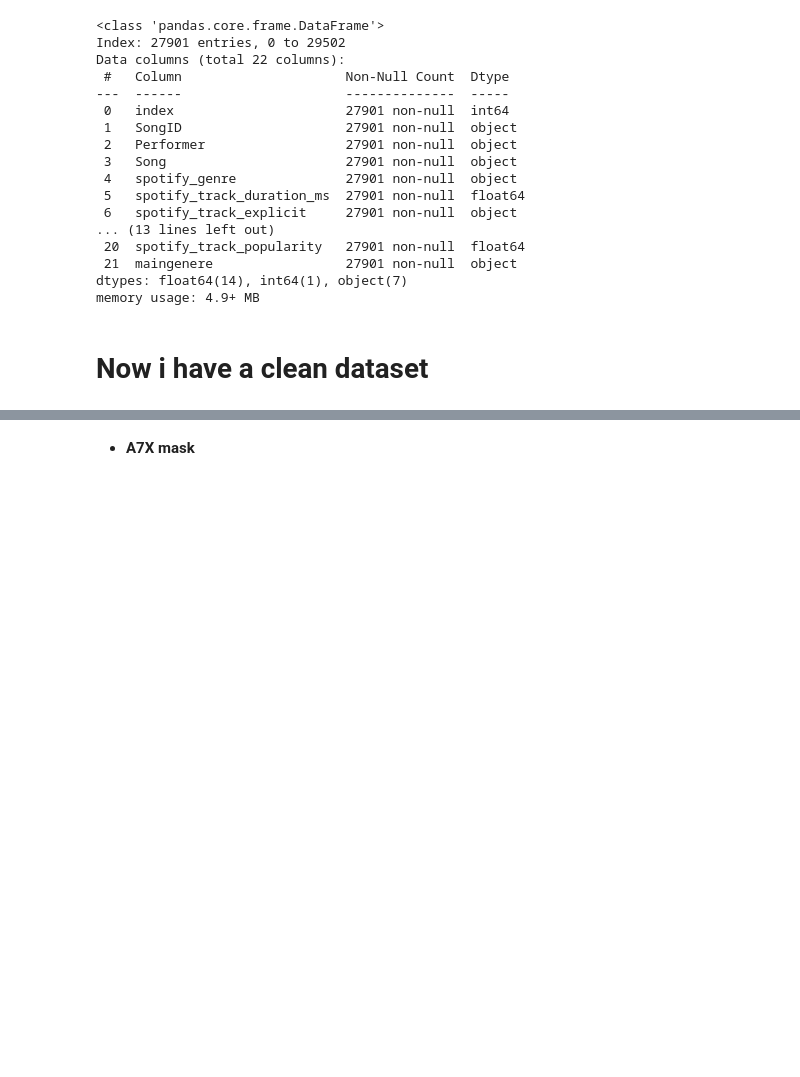
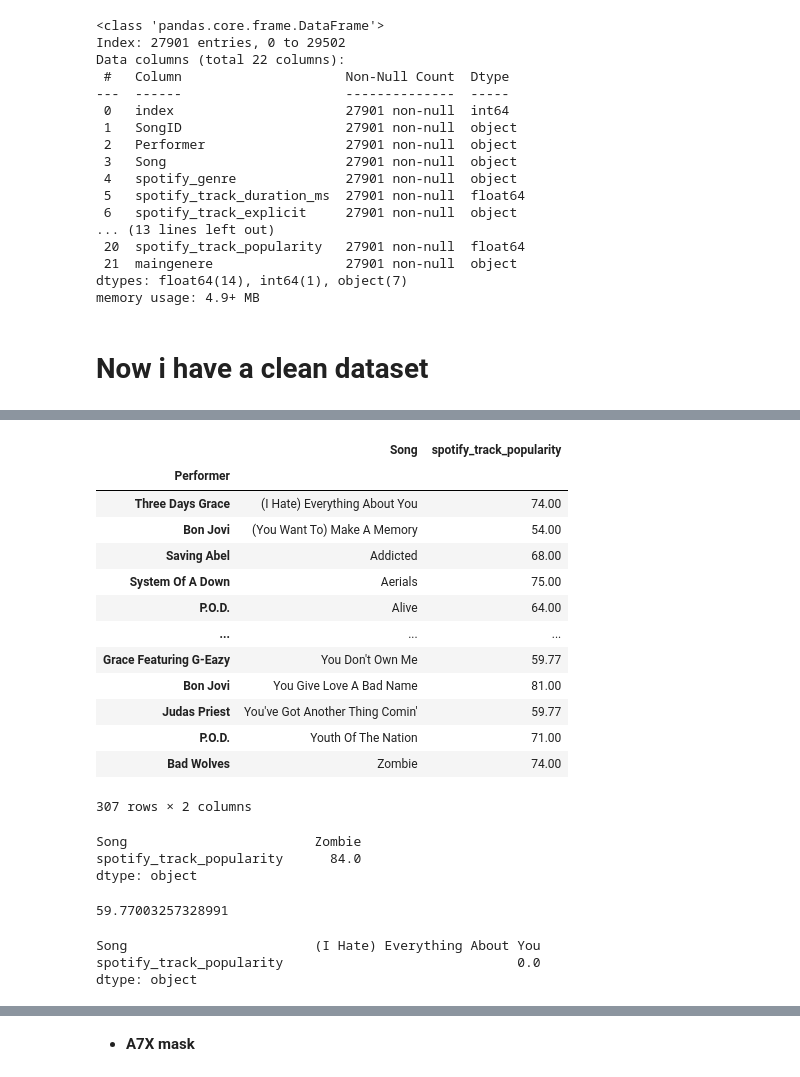
Before and after one commit to alelovo/Project_programming, a Jupyter notebook: project.ipynb, the cells around one changed output, grey strips where cells are left out. Cells and saved outputs as stored; diff of their text form; code cells hidden in the pictures; blank space fills up the shorter version.

```diff
--- a/project.ipynb
+++ b/project.ipynb
@@ -369,0 +390,7 @@ memory usage: 4.9+ MB
+# %%
+performer_metal_popularity_df= pd.DataFrame(columns=['Performer','Song','spotify_track_popularity'])
+performer_metal_popularity_df['Performer']=metal_df.Performer
+performer_metal_popularity_df['Song']=metal_df.Song
+performer_metal_popularity_df['spotify_track_popularity']=metal_df.spotify_track_popularity
+
+performer_metal_popularity_df.index=performer_metal_popularity_df.Performer
@@ -369,0 +399,33 @@ memory usage: 4.9+ MB
+# %%
+performer_metal_popularity_df
+# %% [output]
+|  | Song | spotify_track_popularity |
+| Performer |  |  |
+| Three Days Grace | (I Hate) Everything About You | 74.00 |
+| Bon Jovi | (You Want To) Make A Memory | 54.00 |
+| Saving Abel | Addicted | 68.00 |
+| System Of A Down | Aerials | 75.00 |
+| P.O.D. | Alive | 64.00 |
+| ... | ... | ... |
+| Grace Featuring G-Eazy | You Don't Own Me | 59.77 |
+| Bon Jovi | You Give Love A Bad Name | 81.00 |
+| Judas Priest | You've Got Another Thing Comin' | 59.77 |
+| P.O.D. | Youth Of The Nation | 71.00 |
+| Bad Wolves | Zombie | 74.00 |
+307 rows × 2 columns
+# %%
+performer_metal_popularity_df.max()
+# %% [output]
+Song                        Zombie
+spotify_track_popularity      84.0
+dtype: object
+# %%
+performer_metal_popularity_df.spotify_track_popularity.mean()
+# %% [output]
+59.77003257328991
+# %%
+performer_metal_popularity_df.min()
+# %% [output]
+Song                        (I Hate) Everything About You
+spotify_track_popularity                              0.0
+dtype: object
```
Also changed, not shown: parts of 11 cells of this notebook.
